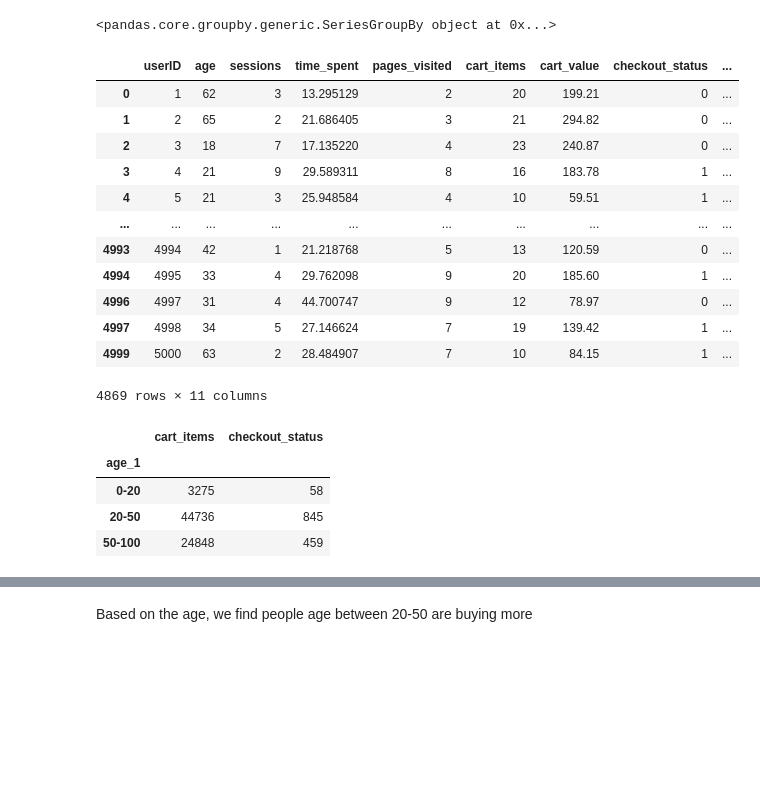
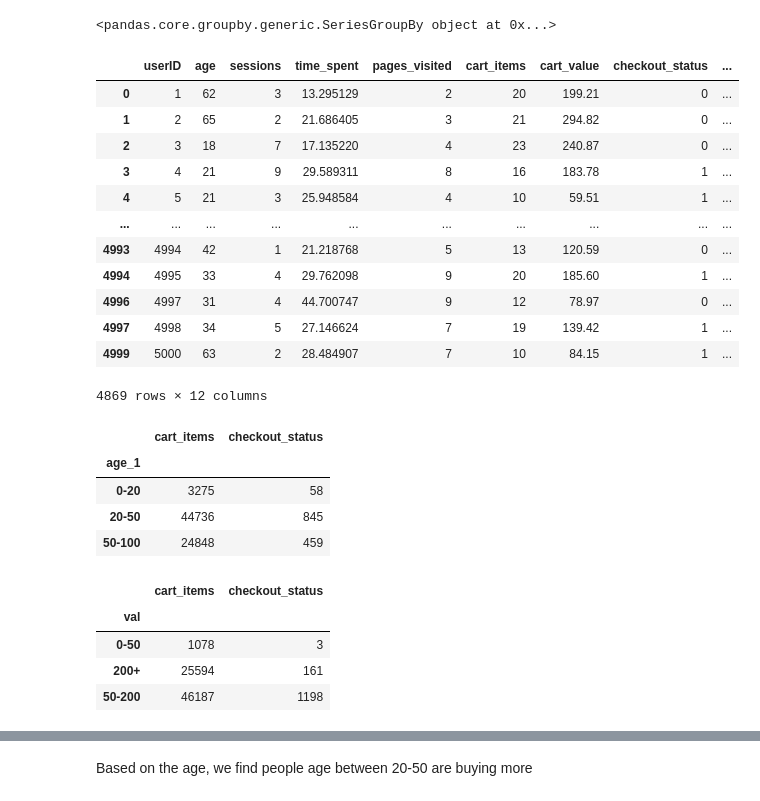
Before and after one commit to JacdowYc/Schulich_data_science1, a Jupyter notebook: Midterm.ipynb, the cells around one changed output, grey strips where cells are left out. Cells and saved outputs as stored; diff of their text form; code cells hidden in the pictures; blank space fills up the shorter version.

```diff
--- a/Midterm.ipynb
+++ b/Midterm.ipynb
@@ -587,8 +587,30 @@ def total_cat(x):
         return '20-50'
     else:
         return '50-100'
+# %%
+# Create function to classify value
+def total_value(x):
+    if x >= 0 and x < 50:
+        return '0-50'
+    elif x >= 50 and x < 200:
+        return '50-200'
+    else:
+        return '200+'
+# %%
+# Create function to classify item
+def total_value_1(x):
+    if x >= 0 and x < 10:
+        return '0-10'
+    elif x >= 10 and x < 20:
+        return '50-200'
+    else:
+        return '20+'
+# %%
+df['val'] = df['cart_value'].apply(total_value)
 # %%
 df['age_1'] = df['age'].apply(total_cat)
+# %%
+df['item'] = df['cart_items'].apply(total_value_1)
 # %%
 df.groupby('checkout_status')['age_1']
 # %% [output]
@@ -608,7 +630,7 @@ df
 | 4996 | 4997 | 31 | 4 | 44.700747 | 9 | 12 | 78.97 | 0 | ... |
 | 4997 | 4998 | 34 | 5 | 27.146624 | 7 | 19 | 139.42 | 1 | ... |
 | 4999 | 5000 | 63 | 2 | 28.484907 | 7 | 10 | 84.15 | 1 | ... |
-4869 rows × 11 columns
+4869 rows × 12 columns
 # %%
 grouped = df.groupby('age_1').agg({'cart_items': 'sum', 'checkout_status': lambda x: (x == 1).sum()})
 # %%
@@ -619,3 +641,12 @@ grouped
 | 0-20 | 3275 | 58 |
 | 20-50 | 44736 | 845 |
 | 50-100 | 24848 | 459 |
+# %%
+grouped = df.groupby('val').agg({'cart_items': 'sum', 'checkout_status': lambda x: (x == 1).sum()})
+grouped
+# %% [output]
+|  | cart_items | checkout_status |
+| val |  |  |
+| 0-50 | 1078 | 3 |
+| 200+ | 25594 | 161 |
+| 50-200 | 46187 | 1198 |
```
Also changed, not shown: parts of 2 cells of this notebook.
